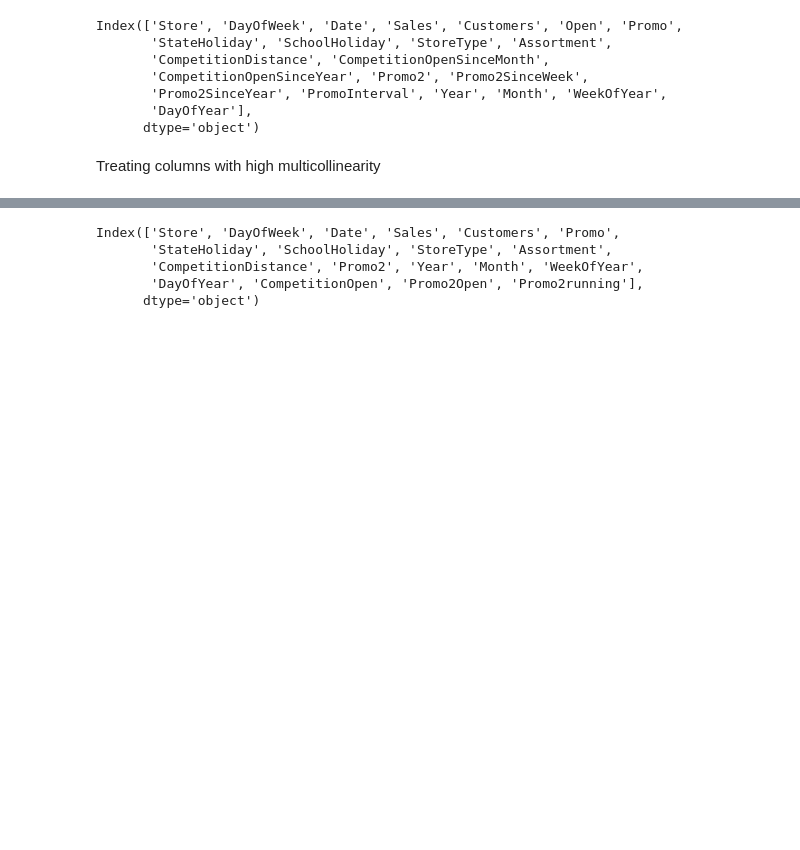
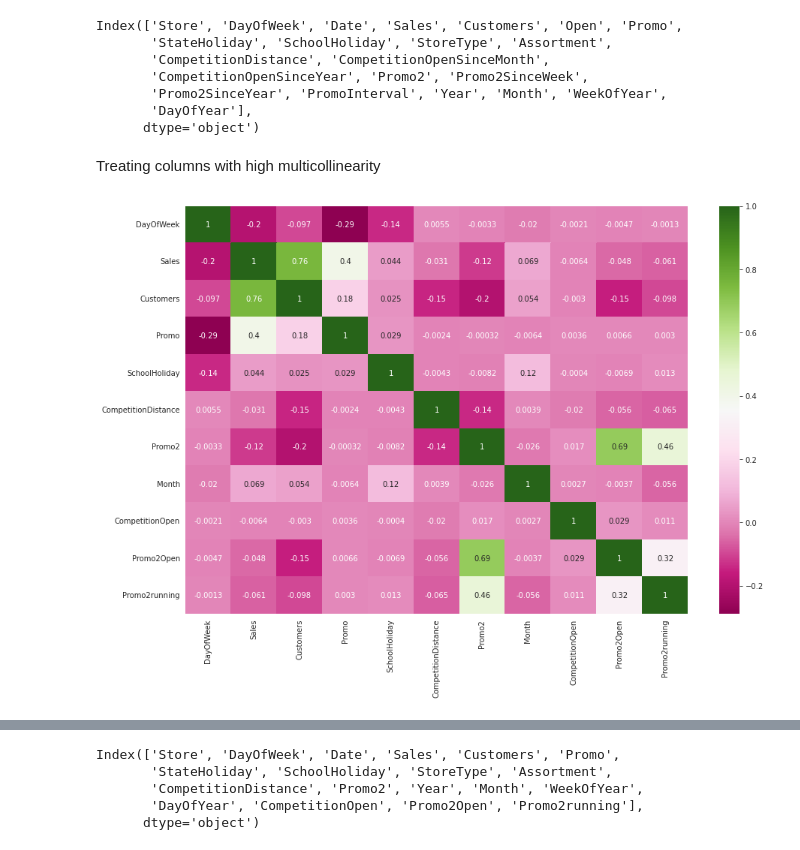
Before and after one commit to Bprs68/Rossmann-Sales-Prediction-, a Jupyter notebook: Rossmann_Sales_Prediction_Capstone_Project.ipynb, the cells around one changed output, grey strips where cells are left out. Saved outputs shown, nothing was run; the diff lists cells and outputs as text; code cells hidden in the pictures; blank space fills up the shorter version.

```diff
--- a/Rossmann_Sales_Prediction_Capstone_Project.ipynb
+++ b/Rossmann_Sales_Prediction_Capstone_Project.ipynb
@@ -808,3 +808,10 @@ df1['Promo2running'] = df1.apply(promo2running,axis=1)*df1['Promo2']
 
 #Dropping unecessary columns
 df1.drop(['Promo2SinceYear','Promo2SinceWeek','PromoInterval'],axis=1,inplace=True)
+# %%
+df1_corr = df1.drop(columns=['Store', 'Date', 'Year', 'WeekOfYear', 'DayOfYear'], axis=1)
+# %%
+plt.figure(figsize=(15,10))
+ax = sns.heatmap(df1_corr.corr(),cmap="PiYG", annot=True)
+# %% [output]
+[figure, added]
```
Also changed, not shown: parts of 5 cells of this notebook.
